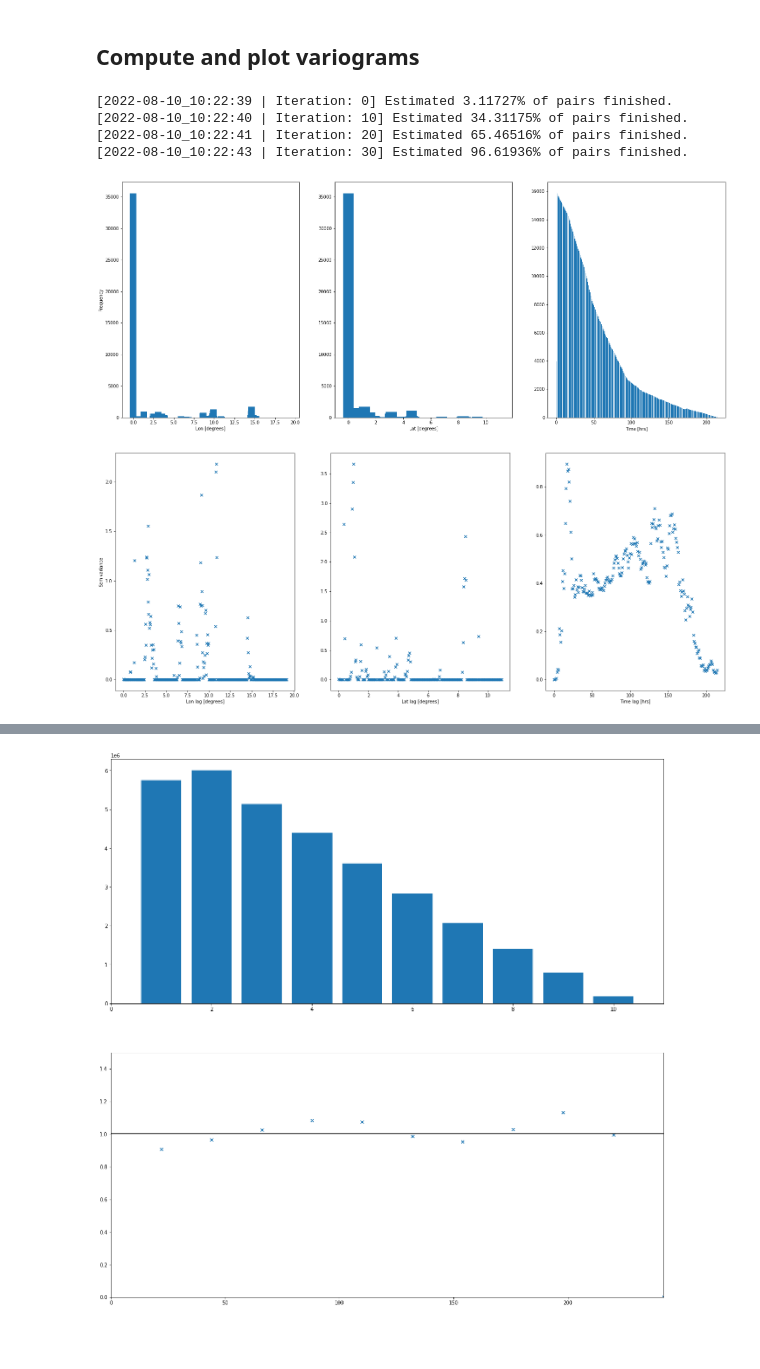
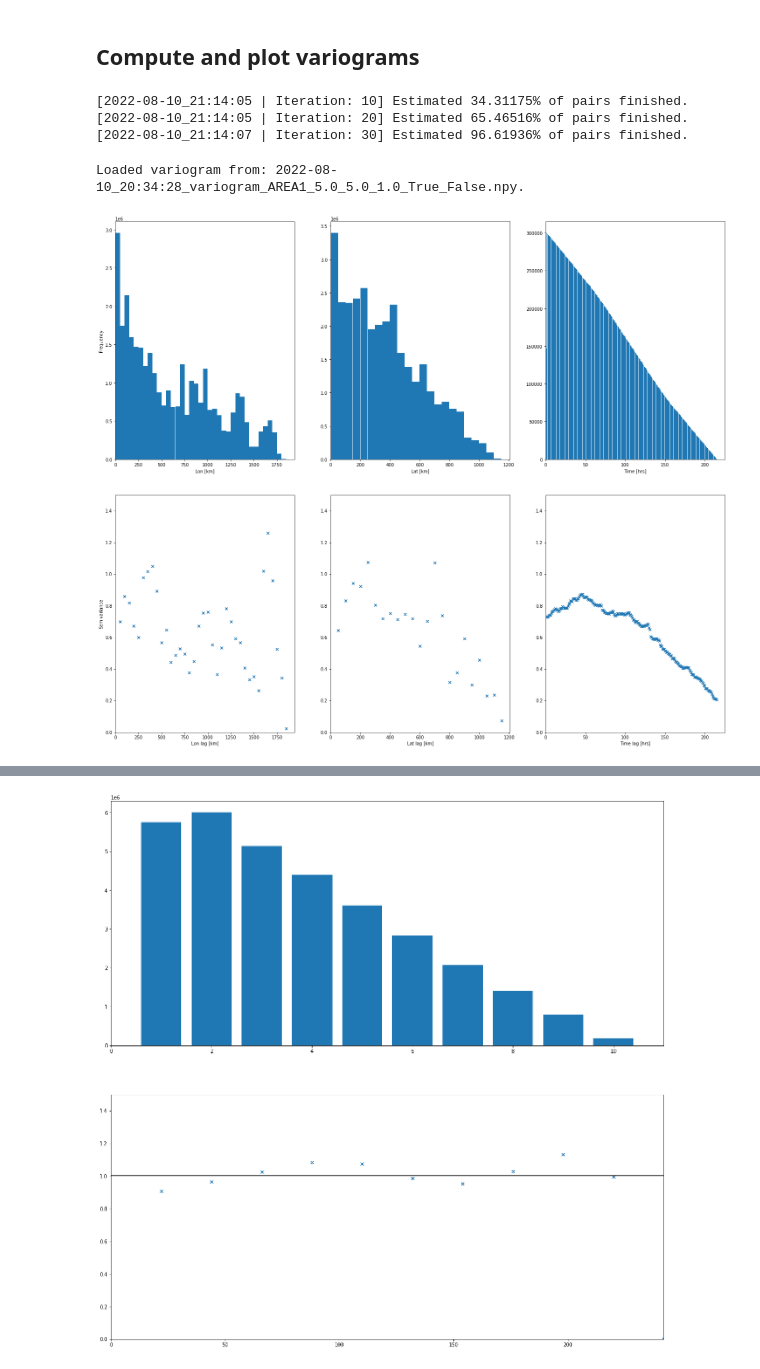
Before and after one commit to MariusWiggert/OceanPlatformControl, a Jupyter notebook: ocean_navigation_simulator/generative_error_model/test_variogram.ipynb, the cells around one changed output, grey strips where cells are left out. Cells and saved outputs as stored; diff of their text form; code cells hidden in the pictures; blank space fills up the shorter version.

Commit message:
update variogram notebook examples

```diff
--- a/ocean_navigation_simulator/generative_error_model/test_variogram.ipynb
+++ b/ocean_navigation_simulator/generative_error_model/test_variogram.ipynb
@@ -81,20 +79,22 @@ display(time)
 # Variogram calculation
 V = Variogram(data)
 V.detrend(detrend_var="lat", num_bins=1)
-bins, bins_count = V.build_variogram_gen((0.05,0.05,1), num_workers=4, chunk_size=int(1e6),\
-    detrended=True, cross_buoy_pairs_only=False)
+bins, bins_count = V.build_variogram_gen((50,50,1), num_workers=4, chunk_size=int(1e6),\
+    detrended=True, cross_buoy_pairs_only=False, units="km")
 # %% [output]
-[2022-08-10_10:22:39 | Iteration: 0] Estimated 3.11727% of pairs finished.
-[2022-08-10_10:22:40 | Iteration: 10] Estimated 34.31175% of pairs finished.
-[2022-08-10_10:22:41 | Iteration: 20] Estimated 65.46516% of pairs finished.
-[2022-08-10_10:22:43 | Iteration: 30] Estimated 96.61936% of pairs finished.
+[2022-08-10_21:14:05 | Iteration: 10] Estimated 34.31175% of pairs finished.
+[2022-08-10_21:14:05 | Iteration: 20] Estimated 65.46516% of pairs finished.
+[2022-08-10_21:14:07 | Iteration: 30] Estimated 96.61936% of pairs finished.
 # %%
 # reading from file
-Vvis = VisualizeVariogram(variogram=None)
-Vvis.read_variogram_from_file()
+Vvis = VisualizeVariogram(variogram=V)
+# Vvis.read_variogram_from_file()
+# Vvis.decrease_variogram_res((50,50,1))
 tol = [5, 5, 3]
+tol = None
 Vvis.plot_histograms(tol=tol)
 Vvis.plot_variograms(variable="v", tol=tol)
 # %% [output]
+Loaded variogram from: 2022-08-10_20:34:28_variogram_AREA1_5.0_5.0_1.0_True_False.npy.
-[figure, old version]
+[figure, new version]
-[figure, old version]
+[figure, new version]
```
Also changed, not shown: parts of 3 cells of this notebook.
